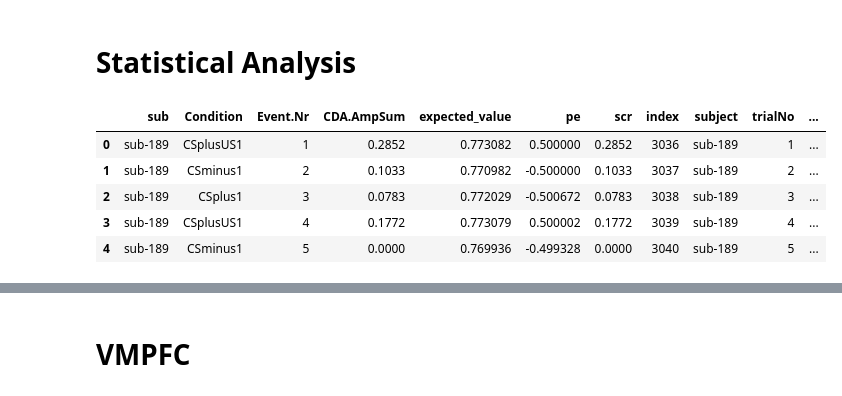
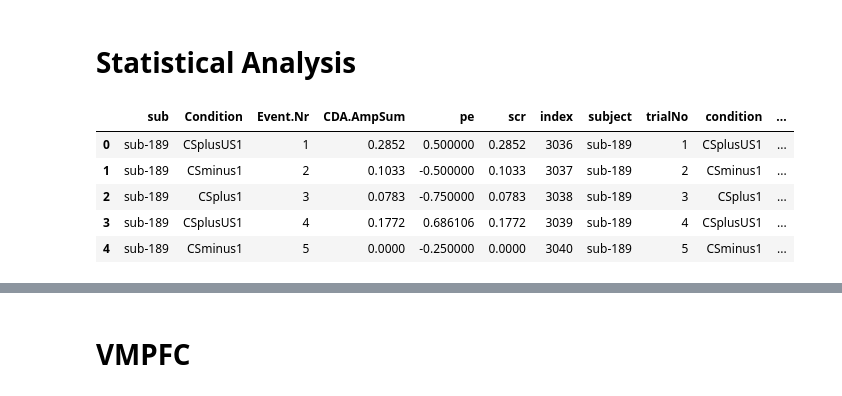
Before and after one commit to orduek/fearLearning_coupling, a Jupyter notebook: stat_analysis.ipynb, the cells around one changed output, grey strips where cells are left out. Saved outputs shown, nothing was run; the diff lists cells and outputs as text; code cells hidden in the pictures.

```diff
--- a/stat_analysis.ipynb
+++ b/stat_analysis.ipynb
@@ -9,15 +9,15 @@ import matplotlib.pyplot as plt
 import seaborn as sns
 # %%
 # read file
-df = pd.read_csv('scr_amg_hipp_all.csv')
+df = pd.read_csv('data/scr_brain_group.csv')
 df.head()
 # %% [output]
-|  | sub | Condition | Event.Nr | CDA.AmpSum | expected_value | pe | scr | index | subject | trialNo | ... |
-| 0 | sub-189 | CSplusUS1 | 1 | 0.2852 | 0.773082 | 0.500000 | 0.2852 | 3036 | sub-189 | 1 | ... |
-| 1 | sub-189 | CSminus1 | 2 | 0.1033 | 0.770982 | -0.500000 | 0.1033 | 3037 | sub-189 | 2 | ... |
-| 2 | sub-189 | CSplus1 | 3 | 0.0783 | 0.772029 | -0.500672 | 0.0783 | 3038 | sub-189 | 3 | ... |
-| 3 | sub-189 | CSplusUS1 | 4 | 0.1772 | 0.773079 | 0.500002 | 0.1772 | 3039 | sub-189 | 4 | ... |
-| 4 | sub-189 | CSminus1 | 5 | 0.0000 | 0.769936 | -0.499328 | 0.0000 | 3040 | sub-189 | 5 | ... |
+|  | sub | Condition | Event.Nr | CDA.AmpSum | pe | scr | index | subject | trialNo | condition | ... |
+| 0 | sub-189 | CSplusUS1 | 1 | 0.2852 | 0.500000 | 0.2852 | 3036 | sub-189 | 1 | CSplusUS1 | ... |
+| 1 | sub-189 | CSminus1 | 2 | 0.1033 | -0.500000 | 0.1033 | 3037 | sub-189 | 2 | CSminus1 | ... |
+| 2 | sub-189 | CSplus1 | 3 | 0.0783 | -0.750000 | 0.0783 | 3038 | sub-189 | 3 | CSplus1 | ... |
+| 3 | sub-189 | CSplusUS1 | 4 | 0.1772 | 0.686106 | 0.1772 | 3039 | sub-189 | 4 | CSplusUS1 | ... |
+| 4 | sub-189 | CSminus1 | 5 | 0.0000 | -0.250000 | 0.0000 | 3040 | sub-189 | 5 | CSminus1 | ... |
 # %%
 # Run Pymc model
 # Encode 'sub' as integer indices
```
Also changed, not shown: parts of 8 cells of this notebook, 6 other files.
